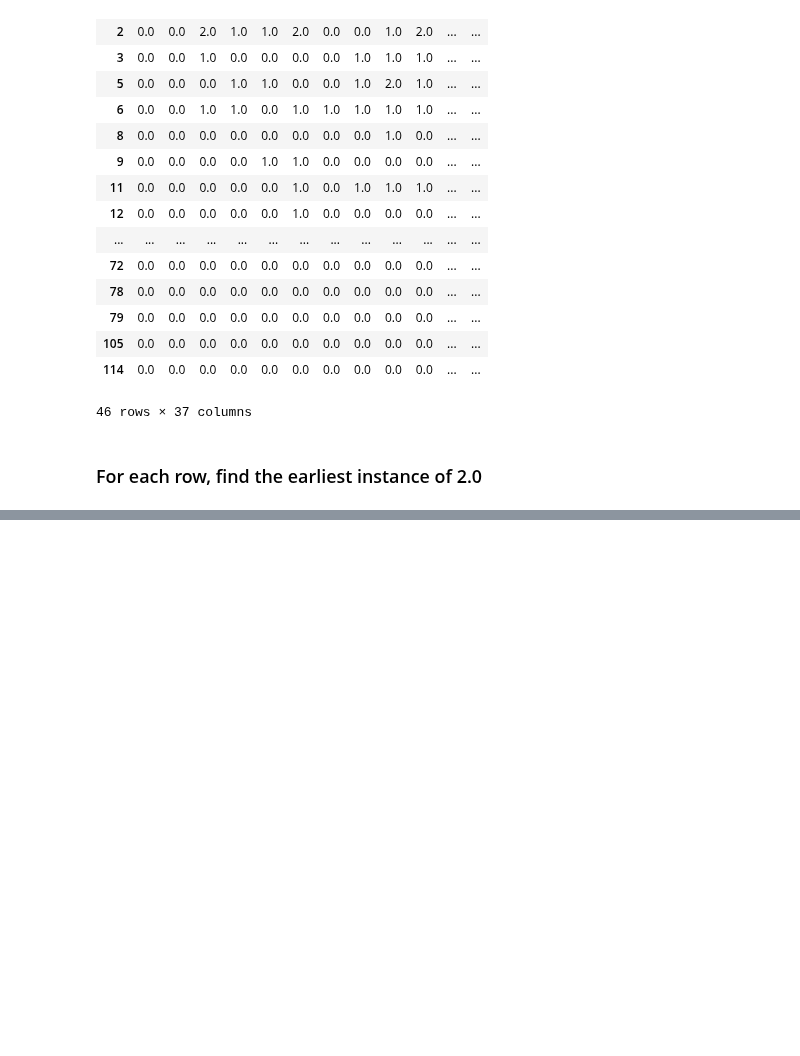
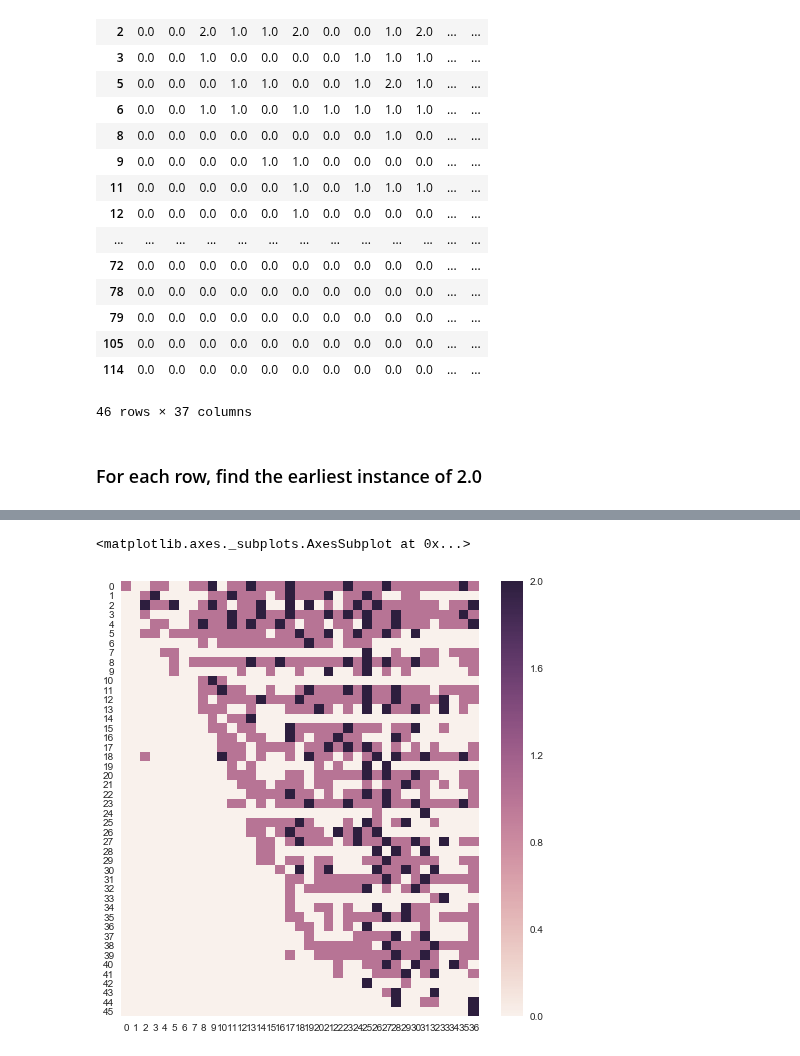
Before and after one commit to Edderic/mics-whales, a Jupyter notebook: mics-whales.ipynb, the cells around one changed output, grey strips where cells are left out. Saved outputs shown, nothing was run; the diff lists cells and outputs as text; code cells hidden in the pictures; blank space fills up the shorter version.

```diff
--- a/mics-whales.ipynb
+++ b/mics-whales.ipynb
@@ -256,0 +338,6 @@ unprocessed_data
+# %%
+plt.figure(figsize=(8,8))
+sns.heatmap(rows_with_observed_births.as_matrix())
+# %% [output]
+<matplotlib.axes._subplots.AxesSubplot at 0x...>
+[figure, added]
```
Also changed, not shown: parts of 28 cells of this notebook.
